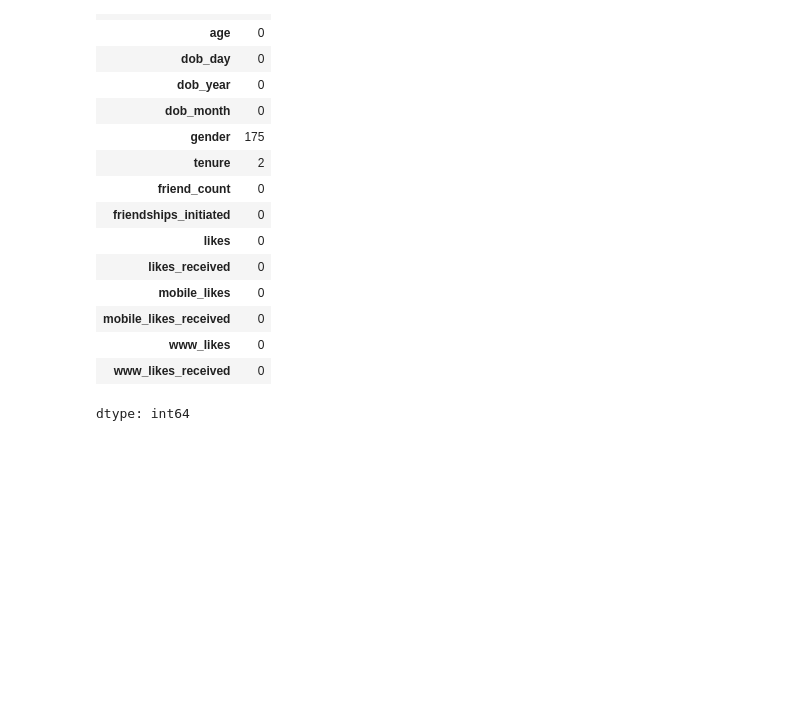
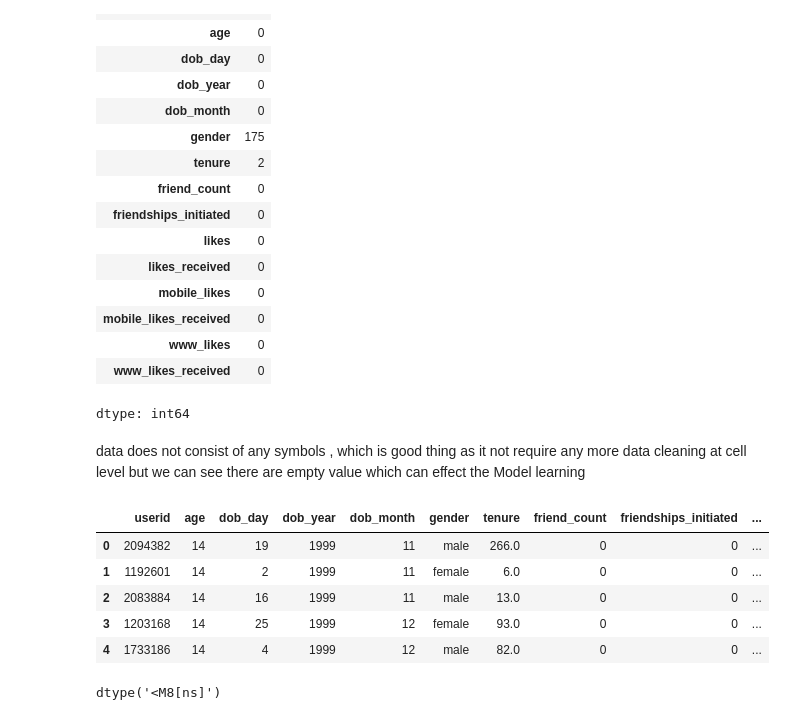
Before and after one commit to ShaikMehraj/Data_preprocess, a Jupyter notebook: Face_book.ipynb, the cells around one changed output. Saved outputs shown, nothing was run; the diff lists cells and outputs as text; code cells hidden in the pictures; blank space fills up the shorter version.

```diff
--- a/Face_book.ipynb
+++ b/Face_book.ipynb
@@ -86,0 +82,12 @@ dtype: int64
+# %% [markdown]
+data does not consist of any symbols , which is good thing as it not require any more data cleaning at cell level
+but we can see there are empty value which can effect the Model learning
+# %%
+df.head()
+# %% [output]
+|  | userid | age | dob_day | dob_year | dob_month | gender | tenure | friend_count | friendships_initiated | ... |
+| 0 | 2094382 | 14 | 19 | 1999 | 11 | male | 266.0 | 0 | 0 | ... |
+| 1 | 1192601 | 14 | 2 | 1999 | 11 | female | 6.0 | 0 | 0 | ... |
+| 2 | 2083884 | 14 | 16 | 1999 | 11 | male | 13.0 | 0 | 0 | ... |
+| 3 | 1203168 | 14 | 25 | 1999 | 12 | female | 93.0 | 0 | 0 | ... |
+| 4 | 1733186 | 14 | 4 | 1999 | 12 | male | 82.0 | 0 | 0 | ... |
@@ -86,0 +98,4 @@ dtype: int64
+# %%
+df['DOB'].dtype
+# %% [output]
+dtype('<M8[ns]')
```
Also changed, not shown: parts of 15 cells of this notebook.
